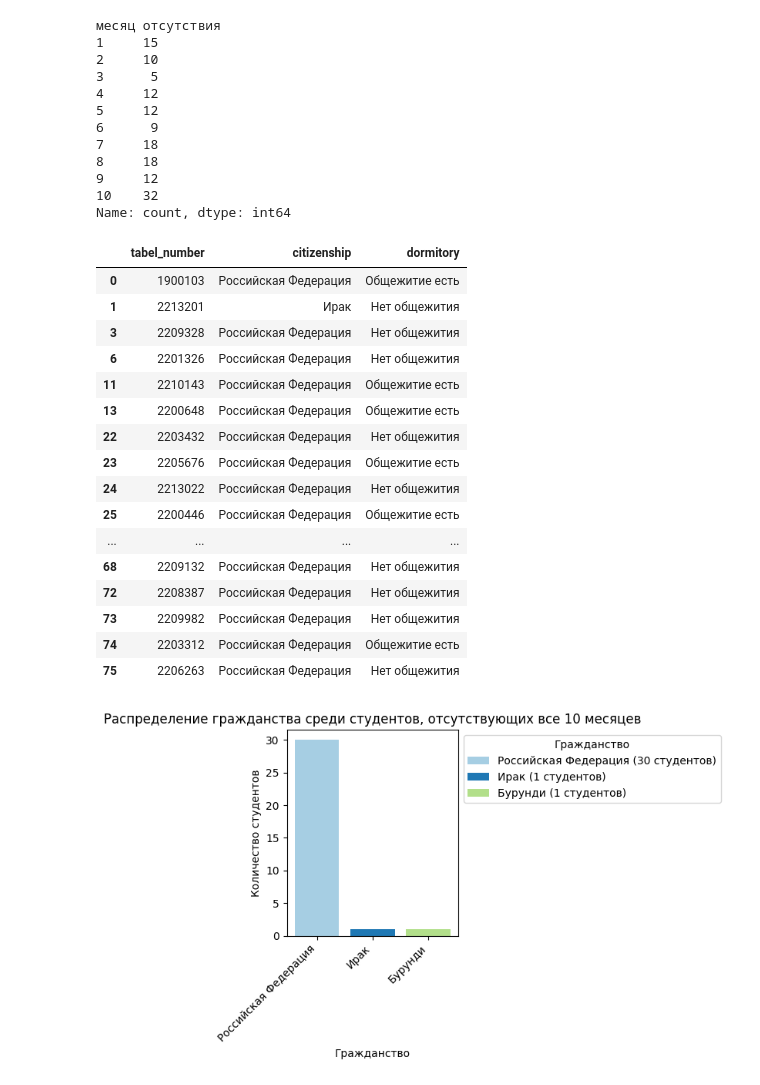
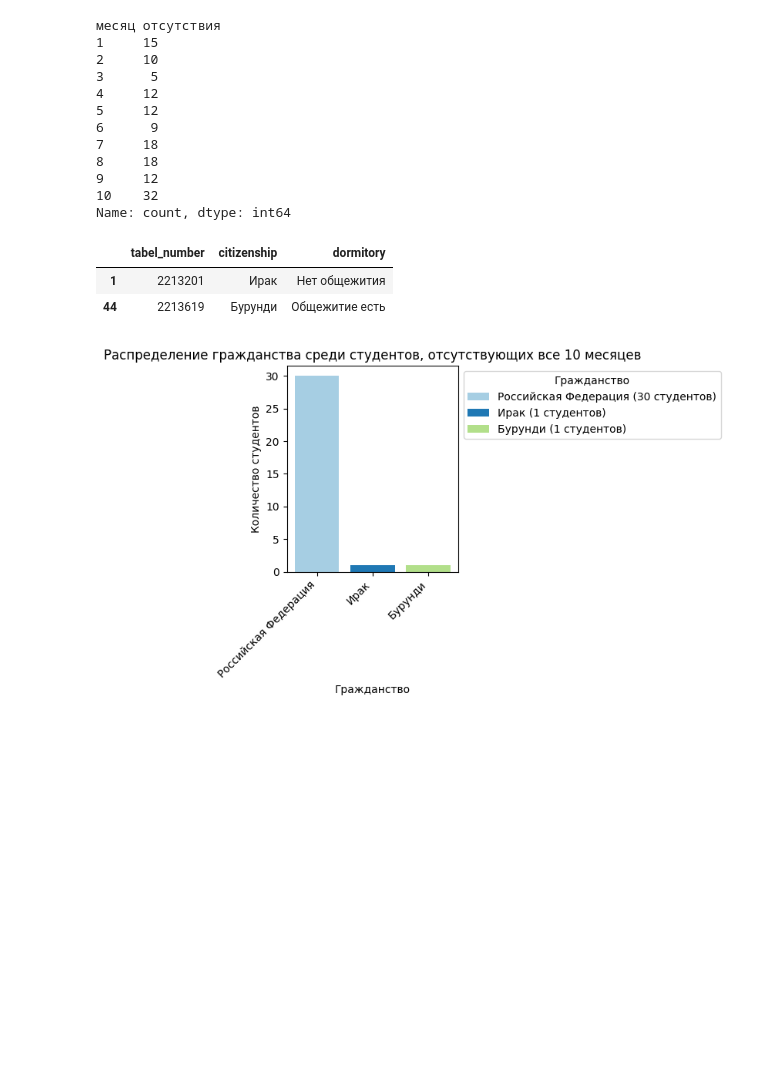
Before and after one commit to safonsaf/aspiranti, a Jupyter notebook: asp_attendance.ipynb, the cells around one changed output. Cells and saved outputs as stored; diff of their text form; code cells hidden in the pictures; blank space fills up the shorter version.

```diff
--- a/asp_attendance.ipynb
+++ b/asp_attendance.ipynb
@@ -271,10 +268,13 @@ for month, month_name in months_to_check.items():
     events_in_month = event_course1[event_course1['date'].dt.strftime('%Y-%m') == month]
 
     present_tabel_numbers = events_in_month['tabel_number'].unique()
-    absent_tabel_numbers = filtered_1_course.loc[~filtered_1_course['tabel_number'].isin(present_tabel_numbers)]
+    absent_tabel_numbers = filtered_1_course.loc[
+        (~filtered_1_course['tabel_number'].isin(present_tabel_numbers)) &
+        (filtered_1_course['citizenship'] != 'Российская Федерация')
+    ]
     absent_students_by_month[month_name] = absent_tabel_numbers[['tabel_number', 'citizenship', 'dormitory']]
 print("Отсутствующие в сентябре:")
-absent_students_by_month['сентябрь'].head(5)
+absent_students_by_month['сентябрь']
 # %% [output]
 Отсутствующие в сентябре:
 |  | tabel_number | citizenship | dormitory |
@@ -762,7 +755,10 @@ months_to_check = {'2024-02': 'февраль', '2024-03': 'март', '2024-04'
 for month in months_to_check.keys():
     events_in_month = events_course2_filtered[events_course2_filtered['month'] == month]
     present_tabel_numbers = events_in_month['tabel_number'].unique()
-    absent_students = filtered_2_course.loc[~filtered_2_course['tabel_number'].isin(present_tabel_numbers)]
+    absent_students = filtered_2_course.loc[
+        (~filtered_2_course['tabel_number'].isin(present_tabel_numbers)) &
+        (filtered_2_course['citizenship'] != "Российская Федерация")
+    ]
 
     absent_students['месяц отсутствия'] = month
     absent_students_full_df = pd.concat([absent_students_full_df, absent_students[['tabel_number', 'citizenship', 'месяц отсутствия', 'dormitory']]], ignore_index=True)
@@ -1057,7 +1040,10 @@ months_to_check = {'2024-02': 'февраль', '2024-03': 'март', '2024-04'
 for month in months_to_check.keys():
     events_in_month = events_course3_filtered[events_course3_filtered['month'] == month]
     present_tabel_numbers = events_in_month['tabel_number'].unique()
-    absent_students = filtered_3_course.loc[~filtered_3_course['tabel_number'].isin(present_tabel_numbers)]
+    absent_students = filtered_3_course.loc[
+        (~filtered_3_course['tabel_number'].isin(present_tabel_numbers)) &
+        (filtered_3_course['citizenship'] != "Российская Федерация")
+    ]
 
     absent_students['месяц отсутствия'] = month
     absent_students_full_df_3 = pd.concat([absent_students_full_df_3, absent_students[['tabel_number', 'citizenship', 'месяц отсутствия', 'dormitory']]], ignore_index=True)
@@ -1116,30 +1102,19 @@ Name: count, dtype: int64
 # %%
 students_all_absent_3 = student_absence_count_3[student_absence_count_3 == 10]
 tabel_numbers_all_absent = students_all_absent_3.index
 
-all_absent_students_df_3 = absent_students_full_df_3[absent_students_full_df_3['tabel_number'].isin(tabel_numbers_all_absent)]
+all_absent_students_df_3 = absent_students_full_df_3[
+    (absent_students_full_df_3['tabel_number'].isin(tabel_numbers_all_absent)) &
+    (absent_students_full_df_3['citizenship'] != "Российская Федерация")
+]
 citizenship_info = all_absent_students_df_3[['tabel_number', 'citizenship', 'dormitory']].drop_duplicates()
 
 citizenship_counts = citizenship_info['citizenship'].value_counts()
 citizenship_info
 # %% [output]
 |  | tabel_number | citizenship | dormitory |
-| 0 | 1900103 | Российская Федерация | Общежитие есть |
 | 1 | 2213201 | Ирак | Нет общежития |
-| 3 | 2209328 | Российская Федерация | Нет общежития |
-| 6 | 2201326 | Российская Федерация | Нет общежития |
-| 11 | 2210143 | Российская Федерация | Общежитие есть |
-| 13 | 2200648 | Российская Федерация | Общежитие есть |
-| 22 | 2203432 | Российская Федерация | Нет общежития |
-| 23 | 2205676 | Российская Федерация | Общежитие есть |
-| 24 | 2213022 | Российская Федерация | Нет общежития |
-| 25 | 2200446 | Российская Федерация | Общежитие есть |
-| ... | ... | ... | ... |
-| 68 | 2209132 | Российская Федерация | Нет общежития |
-| 72 | 2208387 | Российская Федерация | Нет общежития |
-| 73 | 2209982 | Российская Федерация | Нет общежития |
-| 74 | 2203312 | Российская Федерация | Общежитие есть |
-| 75 | 2206263 | Российская Федерация | Нет общежития |
+| 44 | 2213619 | Бурунди | Общежитие есть |
 # %%
 bars = plt.bar(citizenship_counts.index, citizenship_counts, color=plt.cm.Paired.colors)
 plt.title("Распределение гражданства среди студентов, отсутствующих все 10 месяцев")
```
Also changed, not shown: parts of 16 cells of this notebook.
